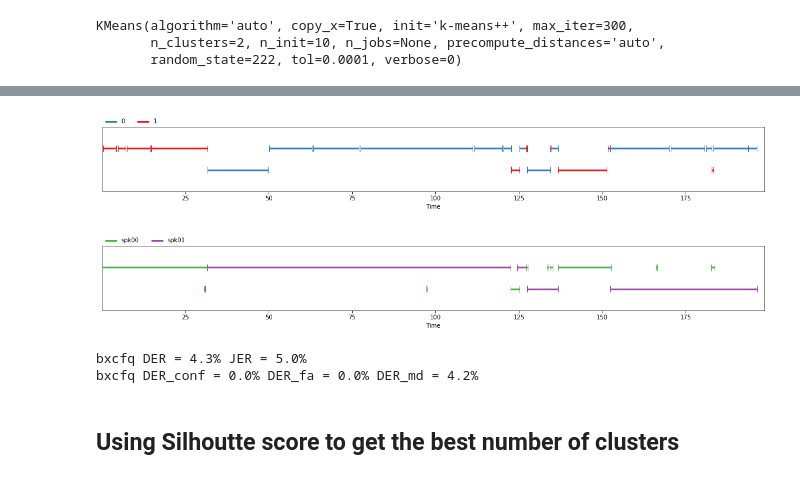
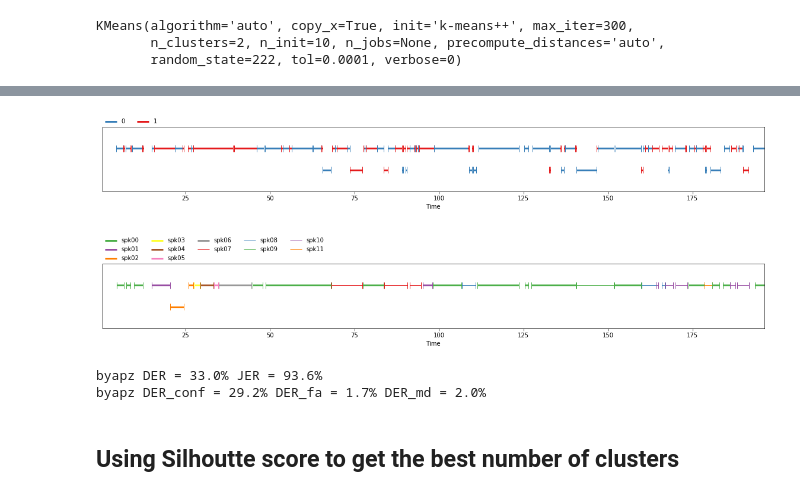
Before and after one commit to scalfs/diarization, a Jupyter notebook: clustering/spectral-experiments.ipynb, the cells around one changed output, grey strips where cells are left out. Saved outputs shown, nothing was run; the diff lists cells and outputs as text; code cells hidden in the pictures.

```diff
--- a/clustering/spectral-experiments.ipynb
+++ b/clustering/spectral-experiments.ipynb
@@ -21,7 +21,7 @@ voxsrc21_audio_ids = ["tpine", "huqpy", "uzsvq", "pirso", "npnyp", "jsatj", "kuu
 # %%
-sequences = voxcon_test_seqs
-intervals = voxcon_test_intervals
-sample_ids = voxcon_test_audio_ids
+sequences = voxsrc21_seqs
+intervals = voxsrc21_intervals
+sample_ids = voxsrc21_audio_ids
 
 # load rttm files for metrics calculating
 rttm_path = f'{base_dir}/datasets/voxconverse/test/rttm'
@@ -37,0 +31,9 @@ data = sequences[idx]
+# %%
+# 3 top
+# 4 TOP
+# interestings: uddju(17), biypq(23), fwjhb(54), vofje(63), sfjjj(74), nzoid(84), swpjb(123), xmezt(259)
+
+idx = 259
+sample_id = sample_ids[idx]
+data = sequences[idx]
+sample_id
@@ -339,8 +335,8 @@ KMeans(algorithm='auto', copy_x=True, init='k-means++', max_iter=300,
        n_clusters=2, n_init=10, n_jobs=None, precompute_distances='auto',
        random_state=222, tol=0.0001, verbose=0)
 # %%
-cls = kmeans.labels_
-cls
+labels = kmeans.labels_
+labels
 # %% [output]
 array([1, 1, 1, 1, 1, 1, 1, 1, 1, 1, 1, 1, 1, 1, 1, 1, 1, 1, 1, 1, 1, 1,
        1, 1, 1, 1, 1, 1, 1, 1, 1, 1, 1, 1, 1, 1, 1, 1, 1, 1, 1, 1, 1, 1,
@@ -362,23 +358,23 @@ array([1, 1, 1, 1, 1, 1, 1, 1, 1, 1, 1, 1, 1, 1, 1, 1, 1, 1, 1, 1, 1, 1,
 # %%
 from pyannote.core import Annotation, Segment
 from pyannote.database.util import load_rttm
 from pyannote.metrics.diarization import DiarizationErrorRate, JaccardErrorRate
 
 annotation = Annotation()
 annotation.uri = sample_id
-for jdx, speaker_id in enumerate(cls):
+for jdx, speaker_id in enumerate(labels):
     segment_interval = intervals[idx][jdx]
     annotation[Segment(segment_interval[0], segment_interval[1])] = speaker_id
 
 hypothesis = annotation.support()
 hypothesis
 # %% [output]
-[figure, old version]
+[figure, new version]
 # %%
 reference = load_rttm(rttm_files[sample_id])[sample_id]
 reference
 # %% [output]
-[figure, old version]
+[figure, new version]
 # %%
 derMetric = DiarizationErrorRate(collar=0.25)
 jerMetric = JaccardErrorRate(collar=0.25)
@@ -393,8 +389,8 @@ missed_detection = der['missed detection']/der['total']
 print(f'{sample_id} DER = {100 * der["diarization error rate"]:.1f}% JER = {100 * jer:.1f}%')
 print(f'{sample_id} DER_conf = {100 * confusion:.1f}% DER_fa = {100 * false_alarm:.1f}% DER_md = {100 * missed_detection:.1f}%')
 # %% [output]
-bxcfq DER = 4.3% JER = 5.0%
-bxcfq DER_conf = 0.0% DER_fa = 0.0% DER_md = 4.2%
+byapz DER = 33.0% JER = 93.6%
+byapz DER_conf = 29.2% DER_fa = 1.7% DER_md = 2.0%
 # %% [markdown]
 ## Using Silhoutte score to get the best number of clusters
 # %%
```
Also changed, not shown: parts of 13 cells of this notebook, 6 other files.
